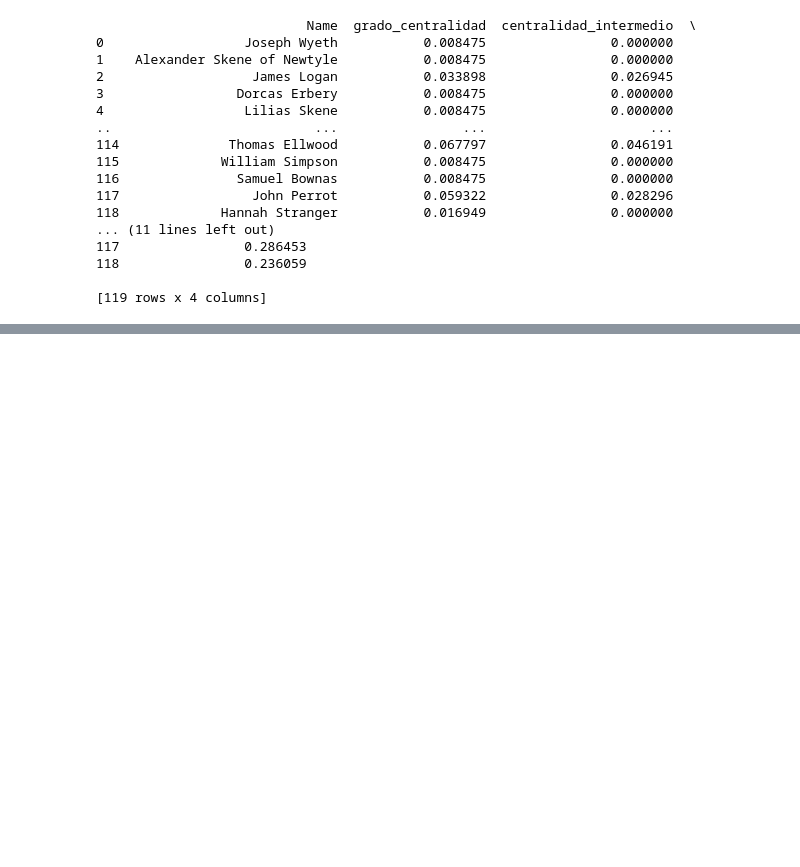
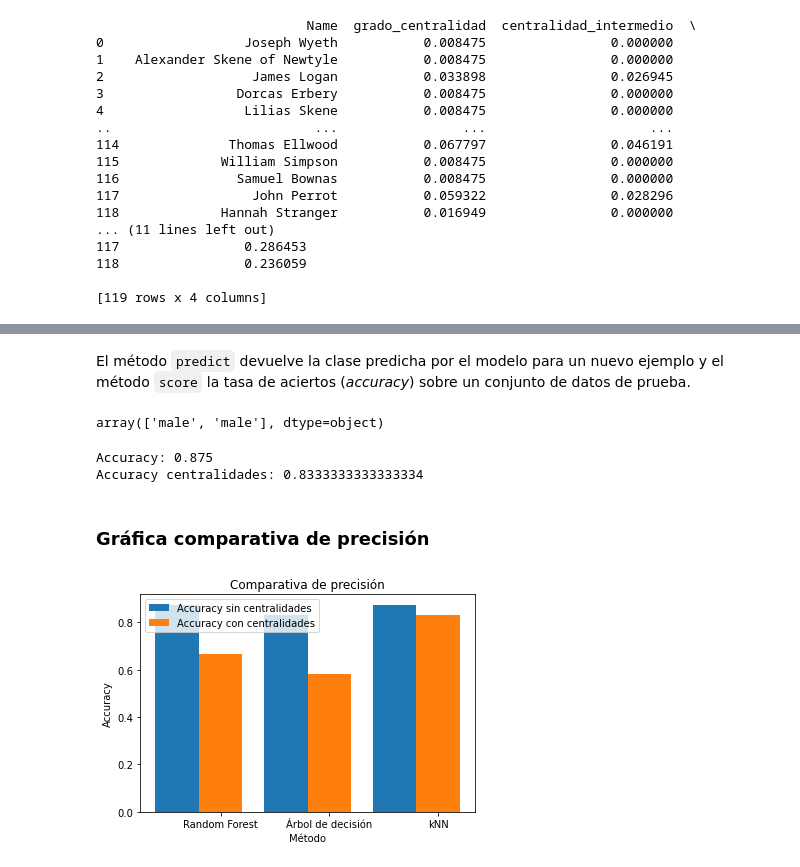
Before and after one commit to MRomalde/IA_Trabajo, a Jupyter notebook: Proyecto.ipynb, the cells around one changed output, grey strips where cells are left out. Cells and saved outputs as stored; diff of their text form; code cells hidden in the pictures; blank space fills up the shorter version.

```diff
--- a/Proyecto.ipynb
+++ b/Proyecto.ipynb
@@ -523,0 +681,7 @@ print(nodosConCentralidades)
+# %%
+clasif_kNN_centralidades = neighbors.KNeighborsClassifier(
+    n_neighbors=5,  # Número de vecinos a considerar
+    metric='hamming'  # Distancia de Hamming como métrica de cercanía:
+                      # fracción de atributos con valores distintos
+)
+clasif_kNN_centralidades.fit(atributos_entrenamiento_centralidades, objetivo_entrenamiento_centralidades)
@@ -523,0 +754,15 @@ print(nodosConCentralidades)
+# %% [markdown]
+El método `predict` devuelve la clase predicha por el modelo para un nuevo ejemplo y el método `score` la tasa de aciertos (_accuracy_) sobre un conjunto de datos de prueba.
+# %%
+predicciones_centralidades = clasif_kNN_centralidades.predict(codificador_atributos_centralidades.transform(nuevos_ejemplos_centralidades))
+codificador_objetivo_centralidades.inverse_transform(predicciones_centralidades)
+# %% [output]
+array(['male', 'male'], dtype=object)
+# %%
+print("Accuracy:",clasif_kNN.score(atributos_prueba,objetivo_prueba))
+print("Accuracy centralidades:",clasif_kNN_centralidades.score(atributos_prueba_centralidades, objetivo_prueba_centralidades))
+# %% [output]
+Accuracy: 0.875
+Accuracy centralidades: 0.8333333333333334
+# %% [markdown]
+### Gráfica comparativa de precisión
@@ -523,0 +771,22 @@ print(nodosConCentralidades)
+# %%
+serie_1 = [metrics.accuracy_score(objetivo_prueba, objetivo_predicho), clasif_CART.score(atributos_prueba, objetivo_prueba), clasif_kNN.score(atributos_prueba,objetivo_prueba)]
+serie_2 = [metrics.accuracy_score(objetivo_prueba_centralidades, objetivo_predicho_centralidades), clasif_CART_centralidades.score(atributos_prueba_centralidades, objetivo_prueba_centralidades), clasif_kNN_centralidades.score(atributos_prueba_centralidades,objetivo_prueba_centralidades)]
+
+
+numero_de_grupos = len(serie_1)
+indice_barras = np.arange(numero_de_grupos)
+ancho_barras =0.4
+
+plt.bar(indice_barras, serie_1, width=ancho_barras, label='Accuracy sin centralidades')
+plt.bar(indice_barras + ancho_barras, serie_2, width=ancho_barras, label='Accuracy con centralidades')
+plt.legend(loc='best')
+## Se colocan los indicadores en el eje x
+plt.xticks(indice_barras + ancho_barras, ('Random Forest', 'Árbol de decisión', 'kNN'))
+
+plt.ylabel('Accuracy')
+plt.xlabel('Método')
+plt.title('Comparativa de precisión')
+
+plt.show()
+# %% [output]
+[figure, added]
```
Also changed, not shown: parts of 43 cells of this notebook.
